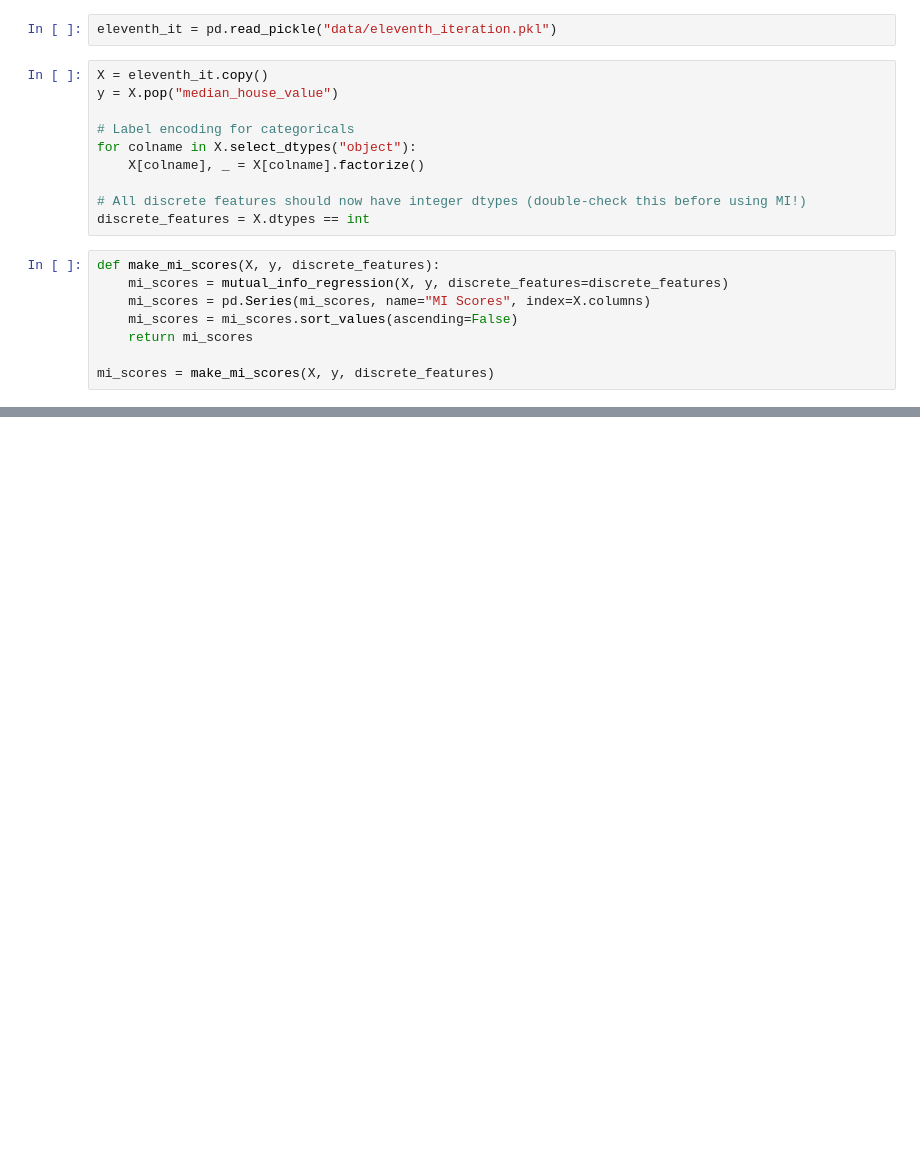
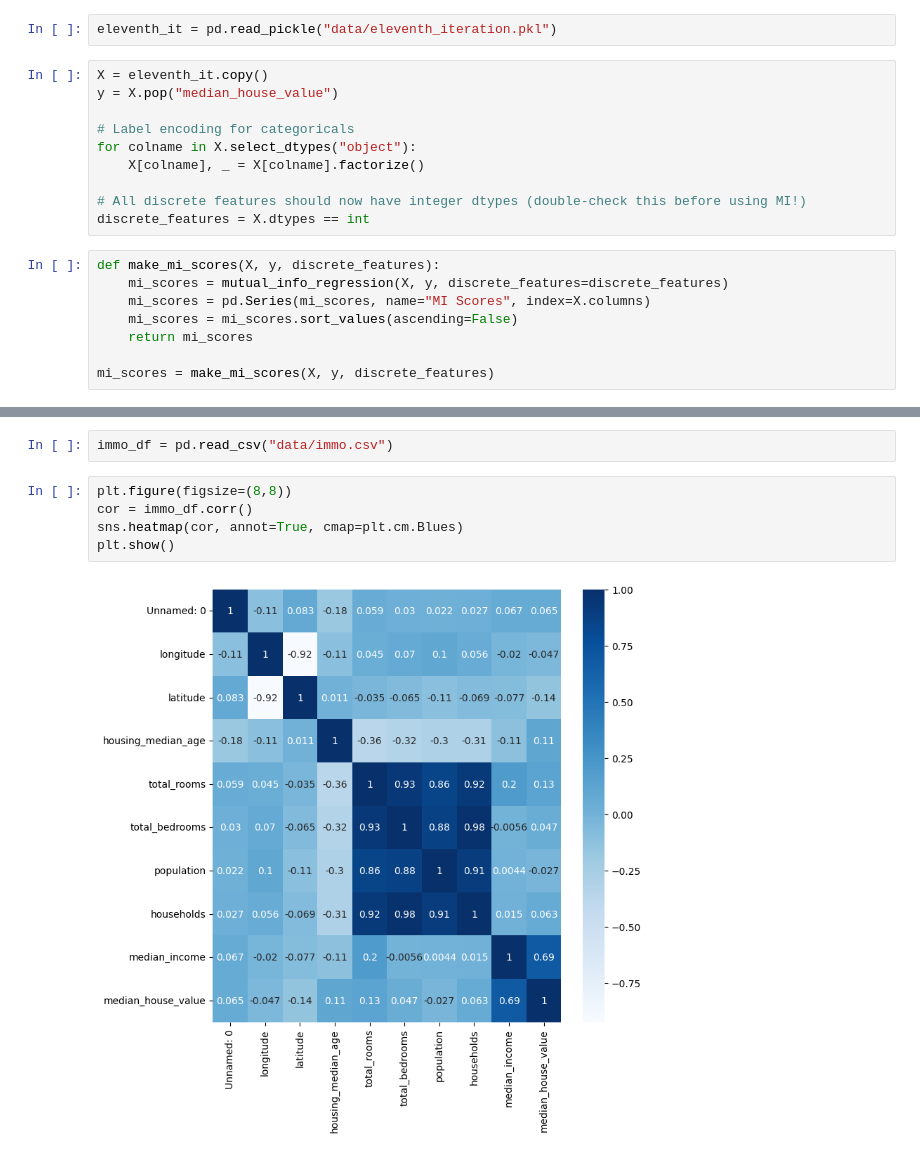
Before and after one commit to NaisMerien/Immo, a Jupyter notebook: Inference_Notebook.ipynb, the cells around one changed output, grey strips where cells are left out. Saved outputs shown, nothing was run; the diff lists cells and outputs as text; blank space fills up the shorter version.

```diff
--- a/Inference_Notebook.ipynb
+++ b/Inference_Notebook.ipynb
@@ -66,0 +61,9 @@ plot_mi_scores(mi_scores)
+# %%
+immo_df = pd.read_csv("data/immo.csv")
+# %%
+plt.figure(figsize=(8,8))
+cor = immo_df.corr()
+sns.heatmap(cor, annot=True, cmap=plt.cm.Blues)
+plt.show()
+# %% [output]
+[figure, added]
```
Also changed, not shown: parts of 5 cells of this notebook, 1 other file.
